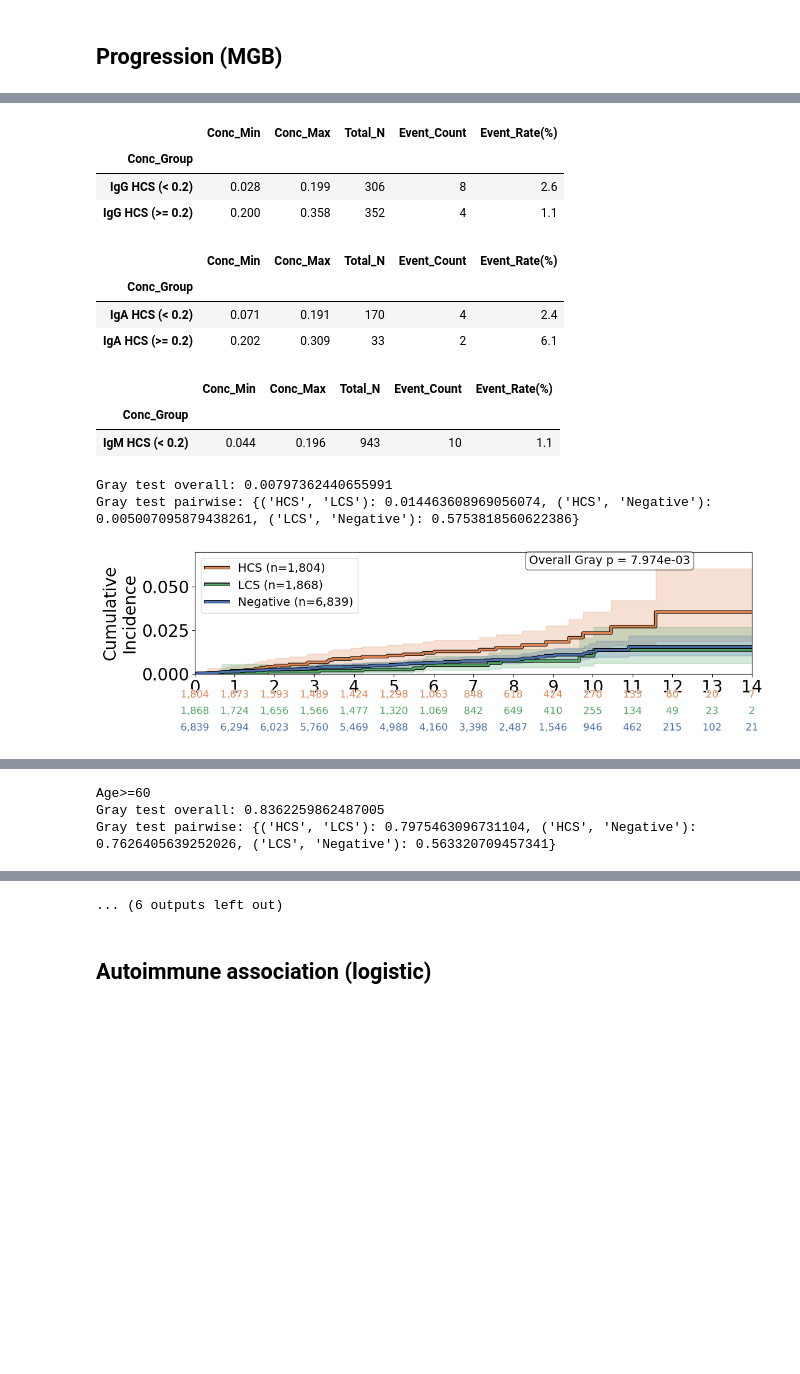
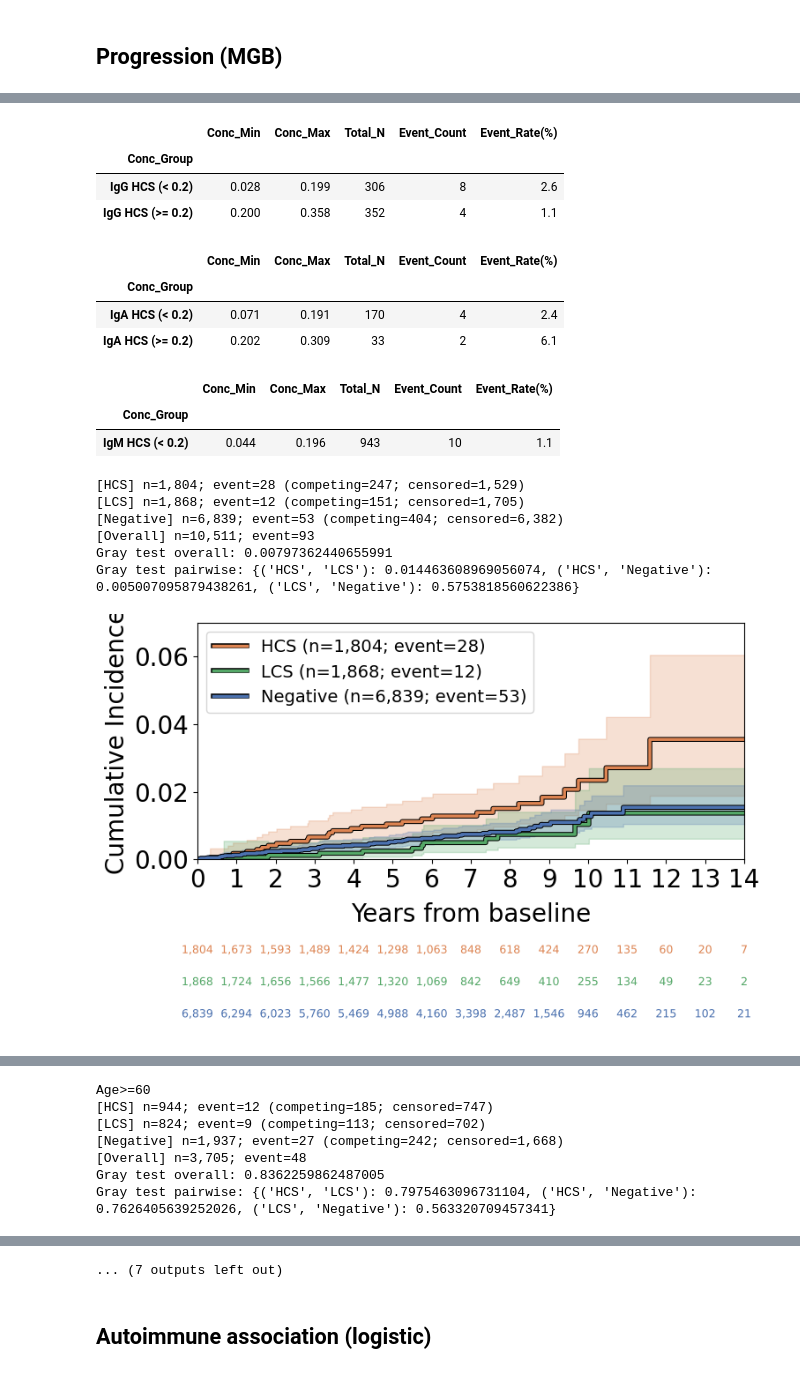
Before and after one commit to ghobriallab/mgip-clonal-bcell-evolution, a Jupyter notebook: 03.Clinical_analysis_MGB/notebook.ipynb, the cells around one changed output, grey strips where cells are left out. Drawn from its saved outputs; the diff is of its cells as text; code cells hidden in the pictures; blank space fills up the shorter version.

```diff
--- a/03.Clinical_analysis_MGB/notebook.ipynb
+++ b/03.Clinical_analysis_MGB/notebook.ipynb
@@ -1570,10 +1513,10 @@ for event_col, duration_col in analysis_col:
         group_order=diag_to_include[::-1],
         palette=palette,
         ylim=(0, 0.07),
-        figsize=(12,4),
+        figsize=(8,6), #(12,4) (10,5)
         do_gray_test=True,
         time_points=np.arange(0, 15, 1),
-        overall_pval=True,
+        overall_pval=False,
         return_cif_at=[1, 5, 10, 12, 14],
         save='../00.Figures/MGB_total_cumulative_MGUS_progression.pdf',
     )
@@ -1594,9 +1537,9 @@ for event_col, duration_col in analysis_col:
                 group_order=diag_to_include[::-1],
                 palette=palette,
                 ylim=(0, 0.15),
-                figsize=(10,6),
+                figsize=(8,6), #(12,4) (10,5)
                 do_gray_test=True,
-                overall_pval=True,
+                overall_pval=False,
                 return_cif_at=[1, 5, 10, 12, 14],
                 save=f'../00.Figures/MGB_total_cumulative_MGUS_progression_{mode_age}.pdf'
             )
@@ -1765,42 +1708,82 @@ for anal_type in ['Total']:
         group_col : [new_low, new_high, 'MGUS'],
     }
 
-    plot_forest_from_res_filtered(
-        cox_results_df_v2,
-        include_cont=include_cont,
-        include_cat=include_cat,
-        xlog=False,
-        rename_dict=rename_dict,
+    # --- forest_hierarchical ---
+    d0 = cox_df_v2[[duration_col, event_col, 'Age', 'Sex', 'Race_binary', group_col]].dropna()
+
+    tbl_h = cox_results_df_v2.rename(index=rename_dict).copy()
+    tbl_h.loc['Negative (ref)'] = np.nan
+    tbl_h.loc['Negative (ref)', 'HR'] = 1.0
+
+    count_map = {
+        'Age': 'ALL',
+        'Sex: M (ref=F)': ('Sex', 'M'),
+        'Race: Black (ref=Other)': ('Race_binary', 'Black'),
+        'Negative (ref)': (group_col, 'Negative'),
+        f'{new_low} (ref=Negative)': (group_col, old_low),
+        f'{new_high} (ref=Negative)': (group_col, old_high),
+        'MGUS (ref=Negative)': (group_col, 'MGUS'),
+    }
+    for lbl, sel in count_map.items():
+        if lbl not in tbl_h.index:
+            continue
+        mask = pd.Series(True, index=d0.index) if sel == 'ALL' else (d0[sel[0]].astype(str) == sel[1])
+        tbl_h.loc[lbl, 'N_used'] = int(mask.sum())
+        tbl_h.loc[lbl, 'n_case'] = int(d0.loc[mask, event_col].sum())
+
+    sections = {
+        #'Demographics': ['Age', 'Sex: M (ref=F)', 'Race: Black (ref=Other)'],
+        'MS classification': ['Negative (ref)', f'{new_low} (ref=Negative)',
+                              f'{new_high} (ref=Negative)', 'MGUS (ref=Negative)'],
+    }
+    rows, idx = [], []
+    for hdr, labels in sections.items():
+        rows.append(dict(HR=np.nan, L_CI=np.nan, U_CI=np.nan, p_value=np.nan,
+                         N_used=np.nan, n_case=np.nan, is_header=True, indent=0, bold=True))
+        idx.append(hdr)
+        for l in labels:
+            if l in tbl_h.index:
+                r = tbl_h.loc[l].to_dict()
+                r.update(is_header=False, indent=1, bold=False)
+                rows.append(r); idx.append(l)
+    tbl_final = pd.DataFrame(rows, index=idx)
+    display(tbl_final)
+
+    plot_forest_hierarchical(
+        tbl_final, risk='HR', effect_label = 'Age, Sex, Race adjusted Hazard Ratio (95% CI)', xlog=False,
+        number_header='Events (%)', p_header='p-value',
         save=f'../00.Figures/Cox_P-CH_OS_{anal_type}.pdf',
-        order=order[::-1],
-        risk='HR',
     )
 # %% [output]
 event_MGUS
 Data used (N) for MGUS progression (LCS, HCS and Negative) = 10,511
 Ghobrial_Lab_Diagnosis_v3_simple
 Negative    6839
 LCS         1868
 HCS         1804
 Name: count, dtype: int64
 |  |  | Conc_Min | Conc_Max | Total_N | Event_Count | Event_Rate(%) |
 | Ghobrial_Lab_Diagnosis_v3_simple | major_type |  |  |  |  |  |
 | HCS | IgA | 0.071 | 0.3090 | 203 | 6 | 3.0 |
 |  | IgG | 0.028 | 0.3580 | 658 | 12 | 1.8 |
 |  | IgM | 0.044 | 0.1960 | 943 | 10 | 1.1 |
 | LCS | IgA | 0.015 | 0.0700 | 309 | 2 | 0.6 |
 |  | IgM | 0.015 | 0.0432 | 1559 | 10 | 0.6 |
 |  | Conc_Min | Conc_Max | Total_N | Event_Count | Event_Rate(%) |
 | Conc_Group |  |  |  |  |  |
 | IgG HCS (< 0.2) | 0.028 | 0.199 | 306 | 8 | 2.6 |
 | IgG HCS (>= 0.2) | 0.200 | 0.358 | 352 | 4 | 1.1 |
 |  | Conc_Min | Conc_Max | Total_N | Event_Count | Event_Rate(%) |
 | Conc_Group |  |  |  |  |  |
 | IgA HCS (< 0.2) | 0.071 | 0.191 | 170 | 4 | 2.4 |
 | IgA HCS (>= 0.2) | 0.202 | 0.309 | 33 | 2 | 6.1 |
 |  | Conc_Min | Conc_Max | Total_N | Event_Count | Event_Rate(%) |
 | Conc_Group |  |  |  |  |  |
 | IgM HCS (< 0.2) | 0.044 | 0.196 | 943 | 10 | 1.1 |
+[HCS] n=1,804; event=28 (competing=247; censored=1,529)
+[LCS] n=1,868; event=12 (competing=151; censored=1,705)
+[Negative] n=6,839; event=53 (competing=404; censored=6,382)
+[Overall] n=10,511; event=93
 Gray test overall: 0.00797362440655991
 Gray test pairwise: {('HCS', 'LCS'): 0.014463608969056074, ('HCS', 'Negative'): 0.005007095879438261, ('LCS', 'Negative'): 0.5753818560622386}
-[figure, old version]
+[figure, new version]
@@ -1822,3 +1805,7 @@ Gray test pairwise: {('HCS', 'LCS'): 0.014463608969056074, ('HCS', 'Negative'):
 Age>=60
+[HCS] n=944; event=12 (competing=185; censored=747)
+[LCS] n=824; event=9 (competing=113; censored=702)
+[Negative] n=1,937; event=27 (competing=242; censored=1,668)
+[Overall] n=3,705; event=48
 Gray test overall: 0.8362259862487005
 Gray test pairwise: {('HCS', 'LCS'): 0.7975463096731104, ('HCS', 'Negative'): 0.7626405639252026, ('LCS', 'Negative'): 0.563320709457341}
@@ -1842,6 +1833,6 @@ Age<60
 Gray test overall: 3.203162094744805e-05
 Gray test pairwise: {('HCS', 'LCS'): 0.0010352736713159505, ('HCS', 'Negative'): 4.5515954125496805e-05, ('LCS', 'Negative'): 0.3277715150346979}
-... (6 outputs left out)
+... (7 outputs left out)
 # %% [markdown]
 ## Autoimmune association (logistic)
 # %%
```
Also changed, not shown: parts of 3 cells of this notebook, 28 other files.
